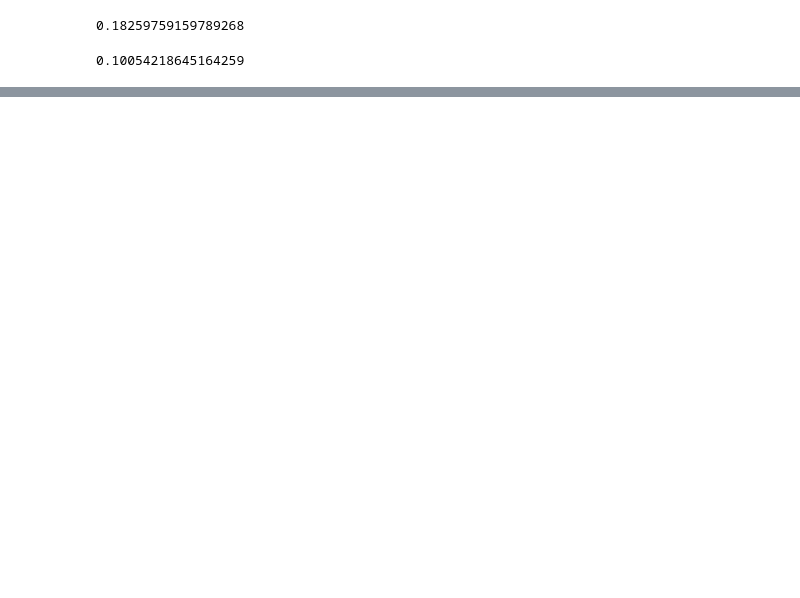
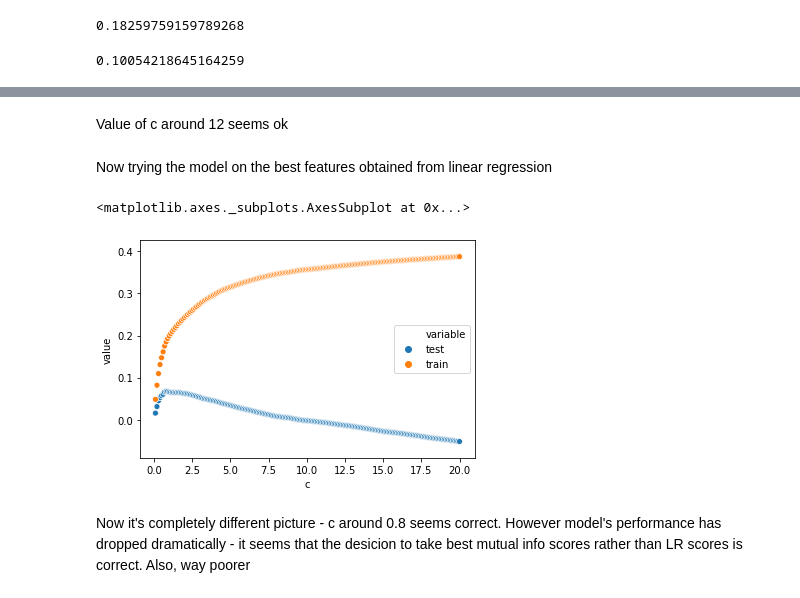
Before and after one commit to bugraefendi/ML-Grades, a Jupyter notebook: Modeling.ipynb, the cells around one changed output, grey strips where cells are left out. Saved outputs shown, nothing was run; the diff lists cells and outputs as text; code cells hidden in the pictures; blank space fills up the shorter version.

```diff
--- a/Modeling.ipynb
+++ b/Modeling.ipynb
@@ -598,0 +660,46 @@ r2_score(y_test, mod.predict(X_test[cols_to_fit]))
+# %% [markdown]
+Value of c around 12 seems ok
+# %% [markdown]
+Now trying the model on the best features obtained from linear regression
+# %%
+cols_to_fit = ['failures',
+ 'Mjob_health',
+ 'Mjob_services',
+ 'Fjob_other',
+ 'Fjob_services',
+ 'sex_M',
+ 'Pstatus_T',
+ 'romantic_yes']
+# %%
+from sklearn.model_selection import KFold
+from sklearn.metrics import mean_squared_error
+import random
+kf = KFold(n_splits=3, shuffle=True, random_state=random.randint(0,10000))
+cs = np.linspace(0.1, 20, 200)
+
+scores = []
+
+for c in cs:
+    r2_train = []
+    r2_test = []
+    for train, test in kf.split(X_train.index.values):
+
+        reg = SVR(C = c)
+        reg.fit(X_train.iloc[train][cols_to_fit], X_train.iloc[train]['Final_grade'])
+        predsTrain = reg.predict(X_train.iloc[train][cols_to_fit])
+        preds = reg.predict(X_train.iloc[test][cols_to_fit])
+
+        r2_test.append(r2_score(X_train.iloc[test].Final_grade, preds))
+        r2_train.append(r2_score(X_train.iloc[train].Final_grade, predsTrain))
+    a = (c, np.mean(r2_test), np.mean(r2_train))
+    scores.append(a)
+#     print(a)
+# %%
+r2_scores_svm = pd.DataFrame(scores, columns = ['c', 'test', 'train'])
+
+sns.scatterplot(x = 'c', y= 'value', hue = 'variable', data = pd.melt(r2_scores_svm, id_vars = 'c'))
+# %% [output]
+<matplotlib.axes._subplots.AxesSubplot at 0x...>
+[figure, added]
+# %% [markdown]
+Now it's completely different picture - c around 0.8 seems correct. However model's performance has dropped dramatically - it seems that the desicion to take best mutual info scores rather than LR scores is correct. Also, way poorer
```
Also changed, not shown: parts of 15 cells of this notebook.
